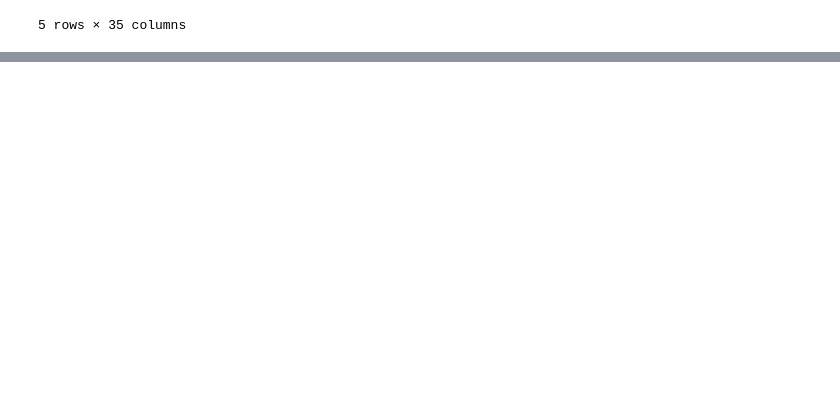
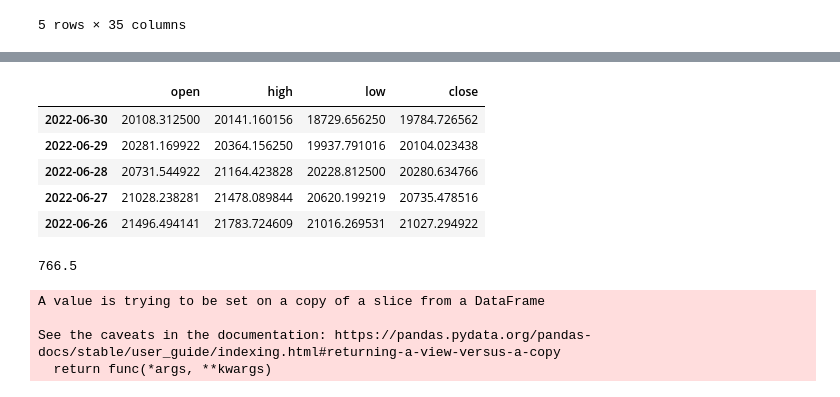
Before and after one commit to rodum012/Bitcoin_AI_Projection_Comparison, a Jupyter notebook: Data_Frame.ipynb, the cells around one changed output, grey strips where cells are left out. Saved outputs shown, nothing was run; the diff lists cells and outputs as text; code cells hidden in the pictures; blank space fills up the shorter version.

```diff
--- a/Data_Frame.ipynb
+++ b/Data_Frame.ipynb
@@ -29,0 +87,26 @@ Total_df.head()
+# %%
+X = btc_df.iloc[:,0:4]
+Y = btc_df['shifted_close']
+X.head()
+# %% [output]
+|  | open | high | low | close |
+| 2022-06-30 | 20108.312500 | 20141.160156 | 18729.656250 | 19784.726562 |
+| 2022-06-29 | 20281.169922 | 20364.156250 | 19937.791016 | 20104.023438 |
+| 2022-06-28 | 20731.544922 | 21164.423828 | 20228.812500 | 20280.634766 |
+| 2022-06-27 | 21028.238281 | 21478.089844 | 20620.199219 | 20735.478516 |
+| 2022-06-26 | 21496.494141 | 21783.724609 | 21016.269531 | 21027.294922 |
+# %%
+0.7*len(btc_df)
+# %% [output]
+766.5
+# %%
+X_train, X_test, Y_train, Y_test = X.iloc[:767], X.iloc[767:], Y.iloc[:767], Y.iloc[767:]
+X_train.dropna(inplace=True)
+X_test.dropna(inplace=True)
+Y_train.dropna(inplace=True)
+Y_test.dropna(inplace=True)
+# %% [output]
+A value is trying to be set on a copy of a slice from a DataFrame
+
+See the caveats in the documentation: https://pandas.pydata.org/pandas-docs/stable/user_guide/indexing.html#returning-a-view-versus-a-copy
+  return func(*args, **kwargs)
```
Also changed, not shown: parts of 26 cells of this notebook.
